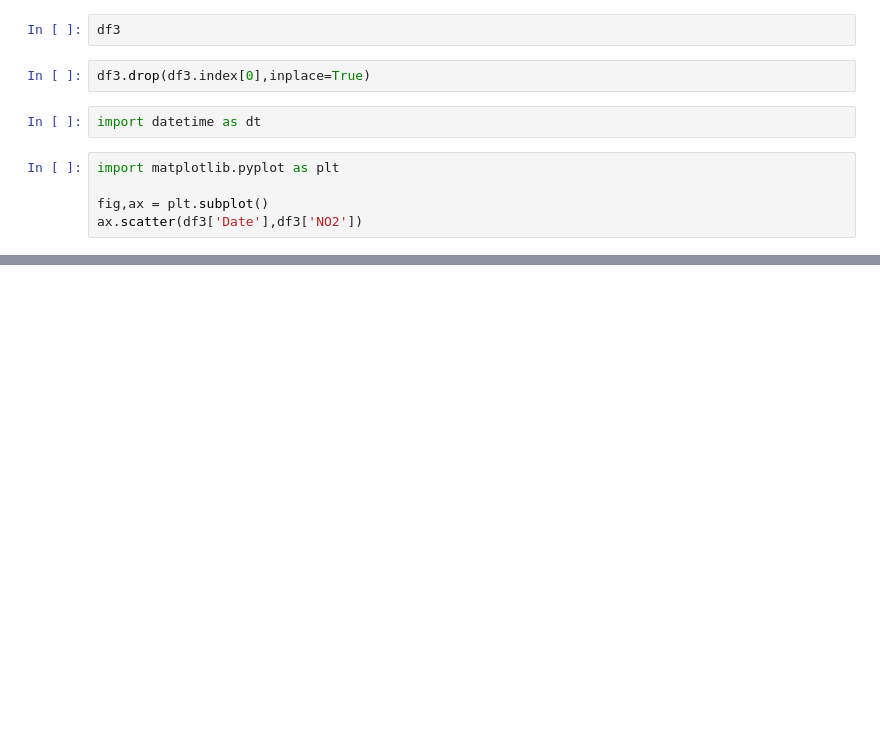
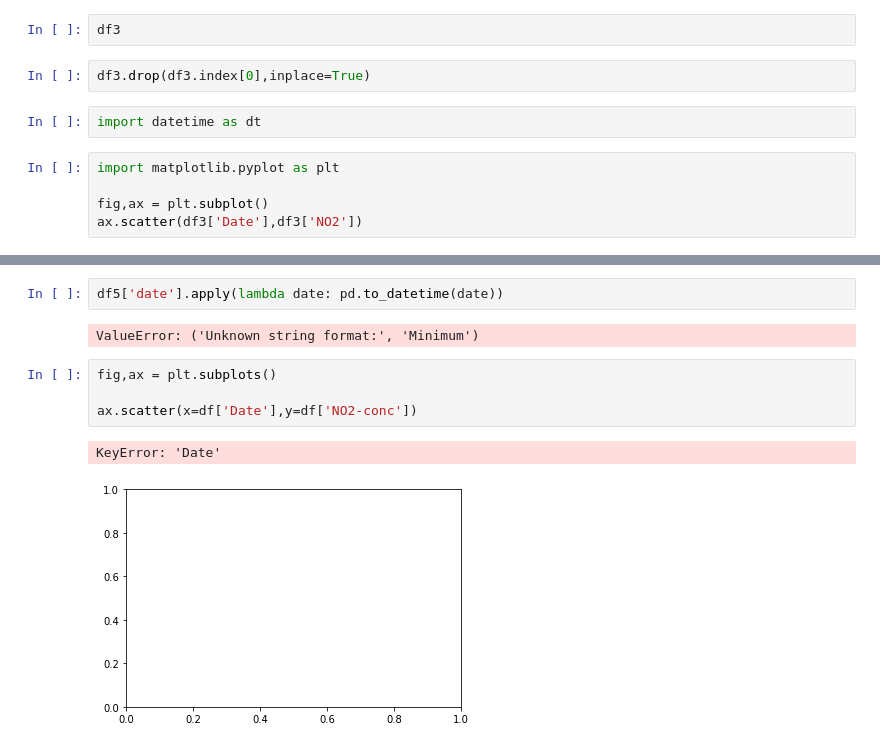
Before and after one commit to b-weintraub/social-distancing, a Jupyter notebook: EDA.ipynb, the cells around one changed output, grey strips where cells are left out. Saved outputs shown, nothing was run; the diff lists cells and outputs as text; blank space fills up the shorter version.

```diff
--- a/EDA.ipynb
+++ b/EDA.ipynb
@@ -66,0 +232,11 @@ df4.head()
+# %%
+df5['date'].apply(lambda date: pd.to_datetime(date))
+# %% [output]
+ValueError: ('Unknown string format:', 'Minimum')
+# %%
+fig,ax = plt.subplots()
+
+ax.scatter(x=df['Date'],y=df['NO2-conc'])
+# %% [output]
+KeyError: 'Date'
+[figure, added]
```
Also changed, not shown: parts of 19 cells of this notebook.
